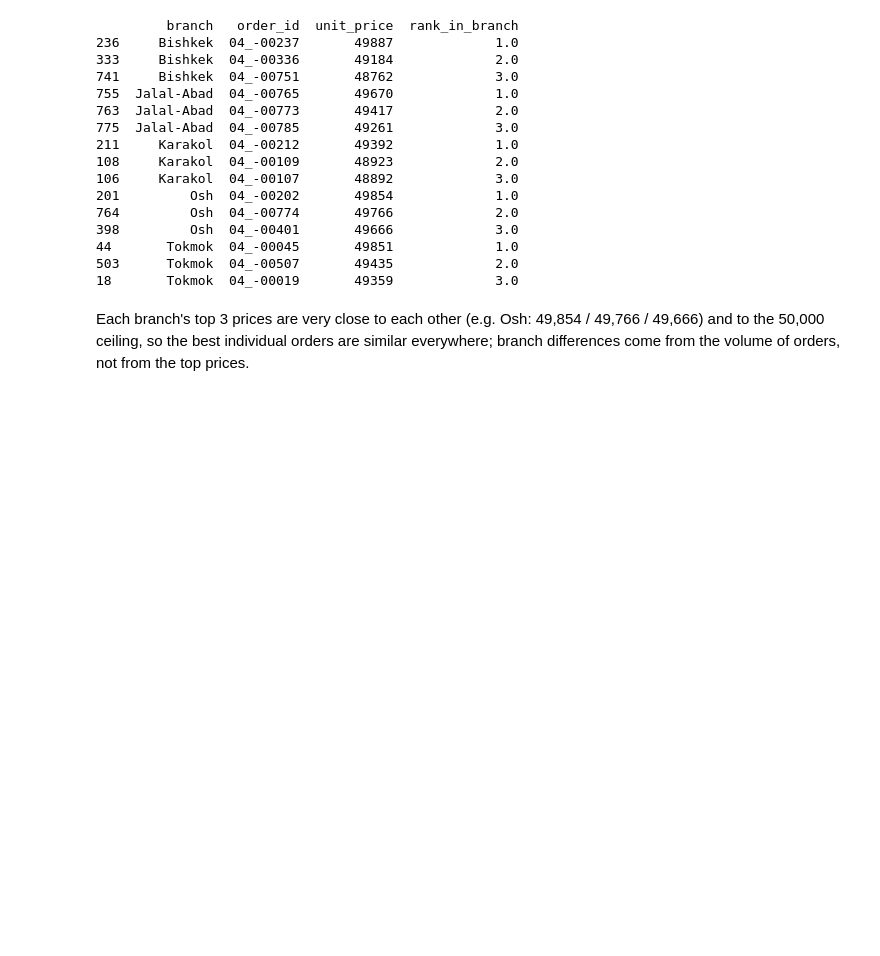
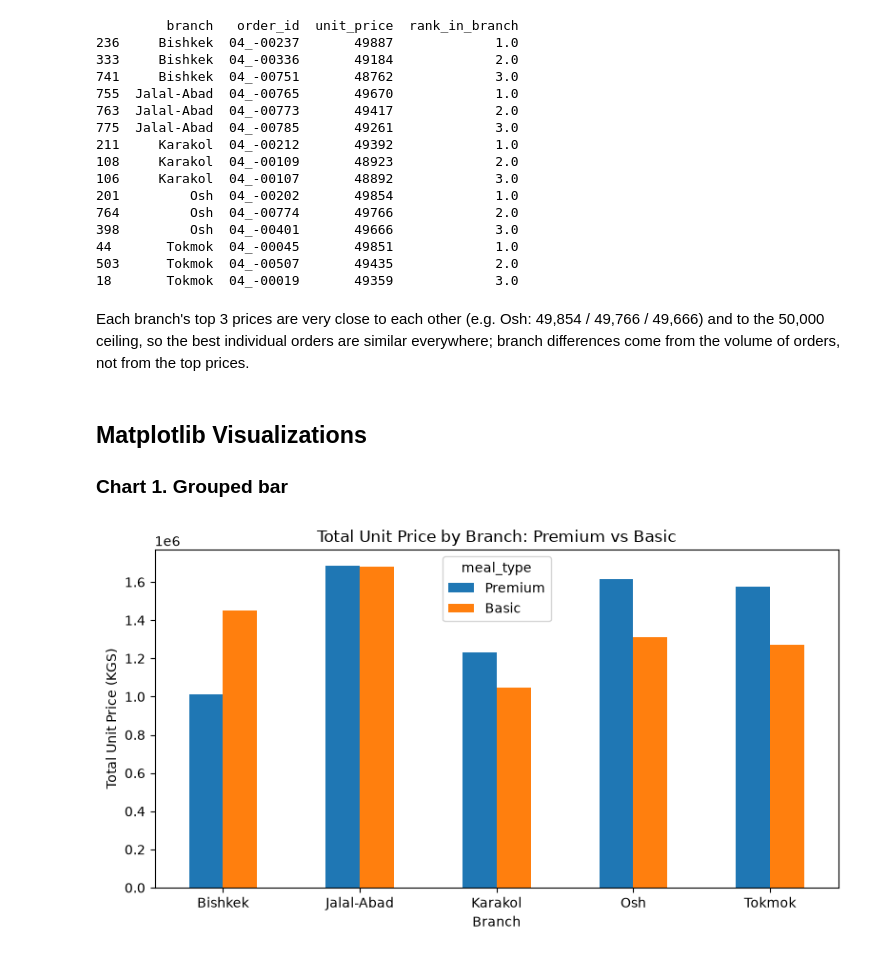
Before and after one commit to zhanybekova121/data-analysis-labs, a Jupyter notebook: midterm/variant_04/Variant_04.ipynb, the cells around one changed output. Saved outputs shown, nothing was run; the diff lists cells and outputs as text; code cells hidden in the pictures; blank space fills up the shorter version.

Commit message:
Add five Matplotlib visualizations with interpretations
Co-Authored-By: Claude Sonnet 5.5 <noreply@anthropic.com>

```diff
--- a/midterm/variant_04/Variant_04.ipynb
+++ b/midterm/variant_04/Variant_04.ipynb
@@ -494,3 +494,18 @@ print(top3[["branch", "order_id", "unit_price", "rank_in_branch"]])
 18       Tokmok  04_-00019       49359             3.0
 # %% [markdown]
 Each branch's top 3 prices are very close to each other (e.g. Osh: 49,854 / 49,766 / 49,666) and to the 50,000 ceiling, so the best individual orders are similar everywhere; branch differences come from the volume of orders, not from the top prices.
+# %% [markdown]
+## Matplotlib Visualizations
+
+### Chart 1. Grouped bar
+# %%
+top2 = d.groupby("meal_type")["unit_price"].sum().drop("Unknown").nlargest(2).index.tolist()
+gb = d[d["meal_type"].isin(top2)].pivot_table(values="unit_price", index="branch", columns="meal_type", aggfunc="sum")[top2]
+ax = gb.plot(kind="bar", figsize=(8, 4.5), rot=0)
+ax.set_title("Total Unit Price by Branch: " + " vs ".join(top2))
+ax.set_xlabel("Branch")
+ax.set_ylabel("Total Unit Price (KGS)")
+plt.tight_layout()
+plt.show()
+# %% [output]
+[figure, added]
```
Also changed, not shown: parts of 13 cells of this notebook.
